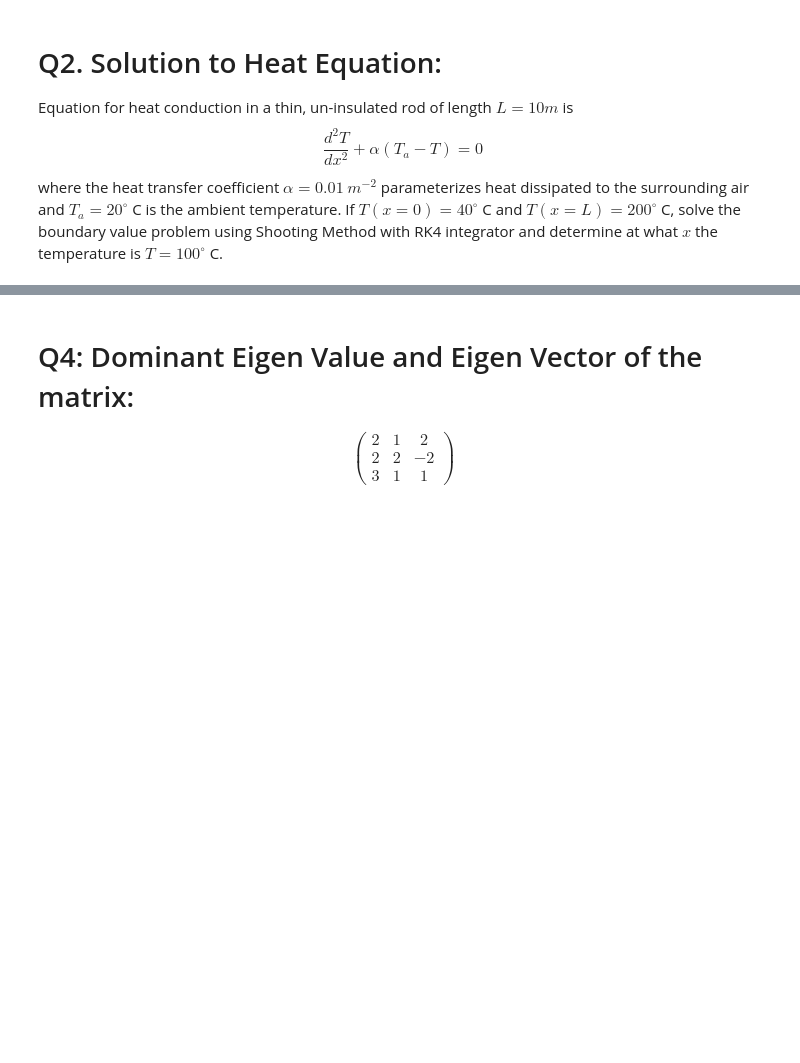
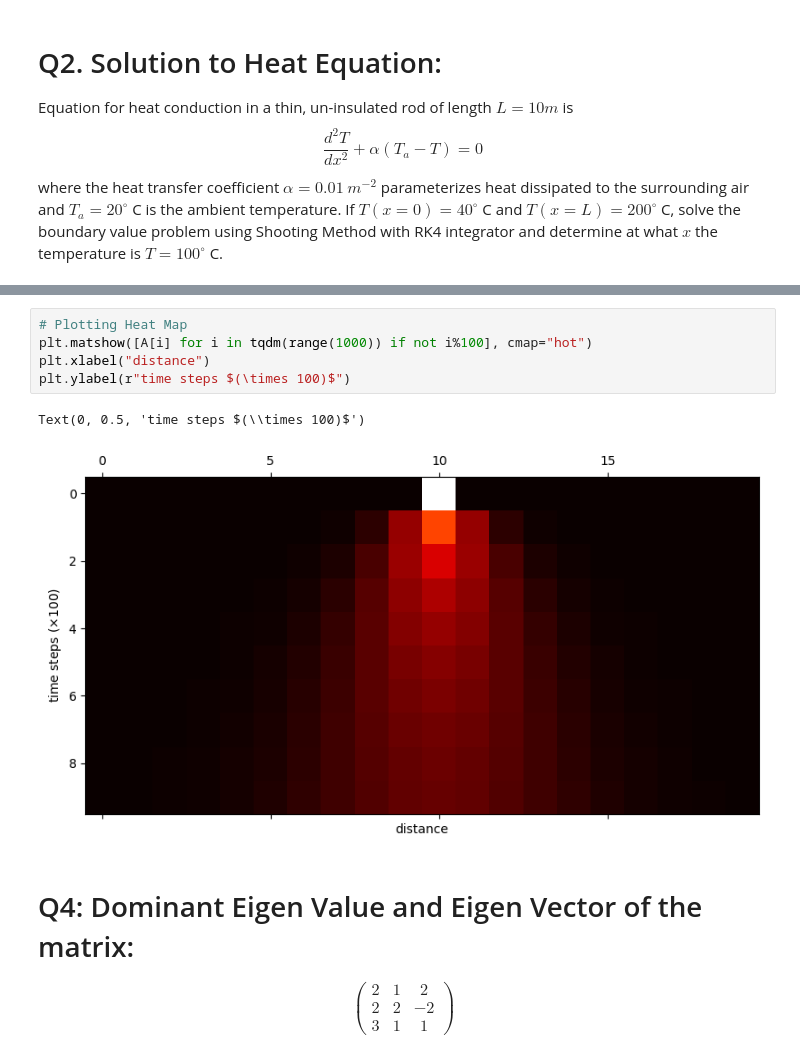
Before and after one commit to PeithonKing/comp_phys_P346, a Jupyter notebook: 6.assign6_difqev.ipynb, the cells around one changed output, grey strips where cells are left out. Saved outputs shown, nothing was run; the diff lists cells and outputs as text; blank space fills up the shorter version.

```diff
--- a/6.assign6_difqev.ipynb
+++ b/6.assign6_difqev.ipynb
@@ -101,3 +137,11 @@ The temperature is 100C at x = 4.332
+# %%
+# Plotting Heat Map
+plt.matshow([A[i] for i in tqdm(range(1000)) if not i%100], cmap="hot")
+plt.xlabel("distance")
+plt.ylabel(r"time steps $(\times 100)$")
+# %% [output]
+Text(0, 0.5, 'time steps $(\\times 100)$')
+[figure, added]
 # %% [markdown]
 # Q4: Dominant Eigen Value and Eigen Vector of the matrix:
 
```
Also changed, not shown: parts of 6 cells of this notebook, 2 other files.
